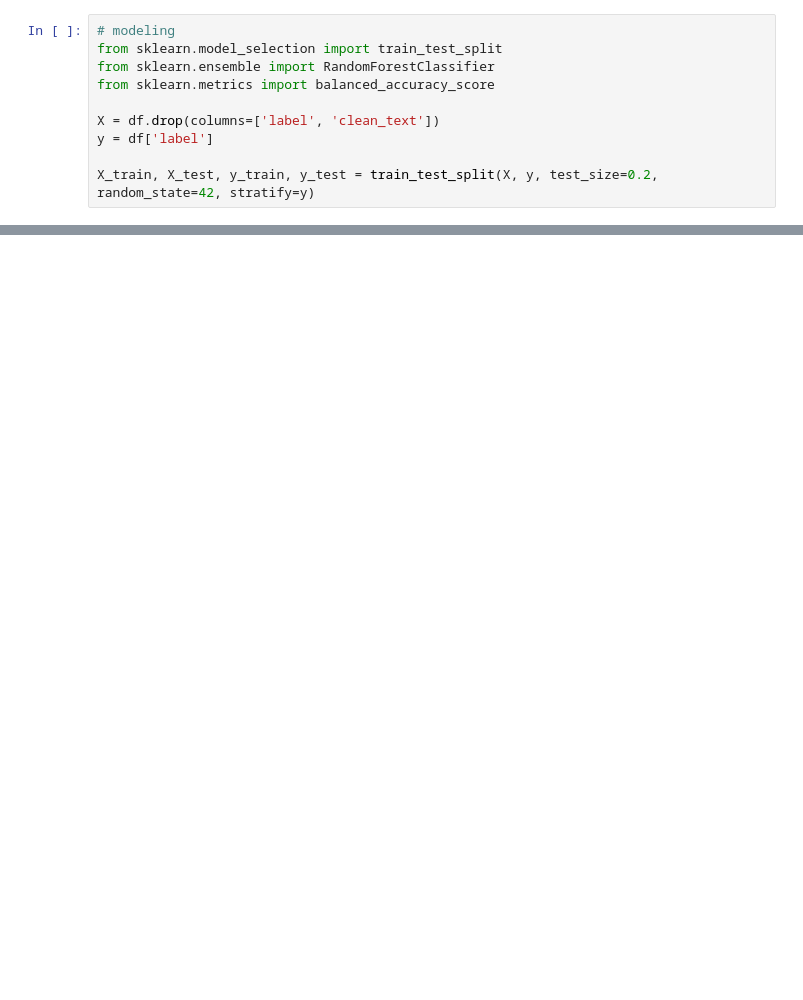
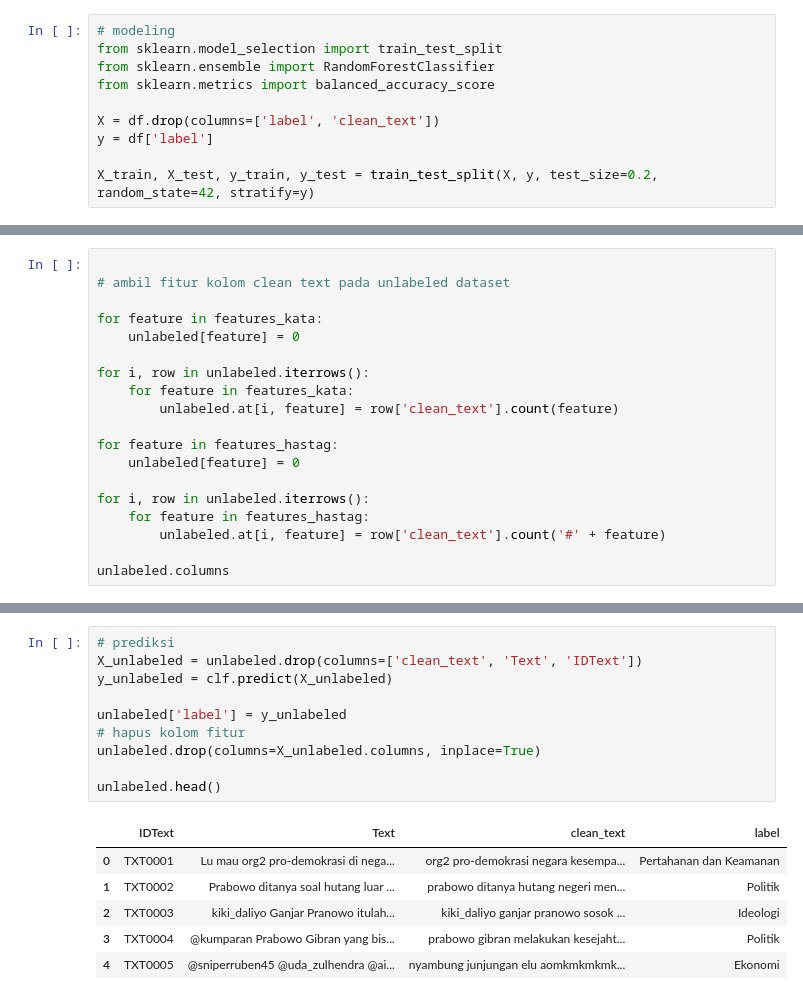
Before and after one commit to srikresna/kesatriyan-2024, a Jupyter notebook: notebook/model_3.ipynb, the cells around one changed output, grey strips where cells are left out. Saved outputs shown, nothing was run; the diff lists cells and outputs as text; blank space fills up the shorter version.

```diff
--- a/notebook/model_3.ipynb
+++ b/notebook/model_3.ipynb
@@ -181,0 +228,19 @@ plt.show()
+# %%
+
+# ambil fitur kolom clean text pada unlabeled dataset
+
+for feature in features_kata:
+    unlabeled[feature] = 0
+
+for i, row in unlabeled.iterrows():
+    for feature in features_kata:
+        unlabeled.at[i, feature] = row['clean_text'].count(feature)
+
+for feature in features_hastag:
+    unlabeled[feature] = 0
+
+for i, row in unlabeled.iterrows():
+    for feature in features_hastag:
+        unlabeled.at[i, feature] = row['clean_text'].count('#' + feature)
+
+unlabeled.columns
@@ -181,0 +261,17 @@ plt.show()
+# %%
+# prediksi
+X_unlabeled = unlabeled.drop(columns=['clean_text', 'Text', 'IDText'])
+y_unlabeled = clf.predict(X_unlabeled)
+
+unlabeled['label'] = y_unlabeled
+# hapus kolom fitur
+unlabeled.drop(columns=X_unlabeled.columns, inplace=True)
+
+unlabeled.head()
+# %% [output]
+|  | IDText | Text | clean_text | label |
+| 0 | TXT0001 | Lu mau org2 pro-demokrasi di nega... | org2 pro-demokrasi negara kesempa... | Pertahanan dan Keamanan |
+| 1 | TXT0002 | Prabowo ditanya soal hutang luar ... | prabowo ditanya hutang negeri men... | Politik |
+| 2 | TXT0003 | kiki_daliyo Ganjar Pranowo itulah... | kiki_daliyo ganjar pranowo sosok ... | Ideologi |
+| 3 | TXT0004 | @kumparan Prabowo Gibran yang bis... | prabowo gibran melakukan kesejaht... | Politik |
+| 4 | TXT0005 | @sniperruben45 @uda_zulhendra @ai... | nyambung junjungan elu aomkmkmkmk... | Ekonomi |
```
Also changed, not shown: parts of 14 cells of this notebook, 3 other files.
